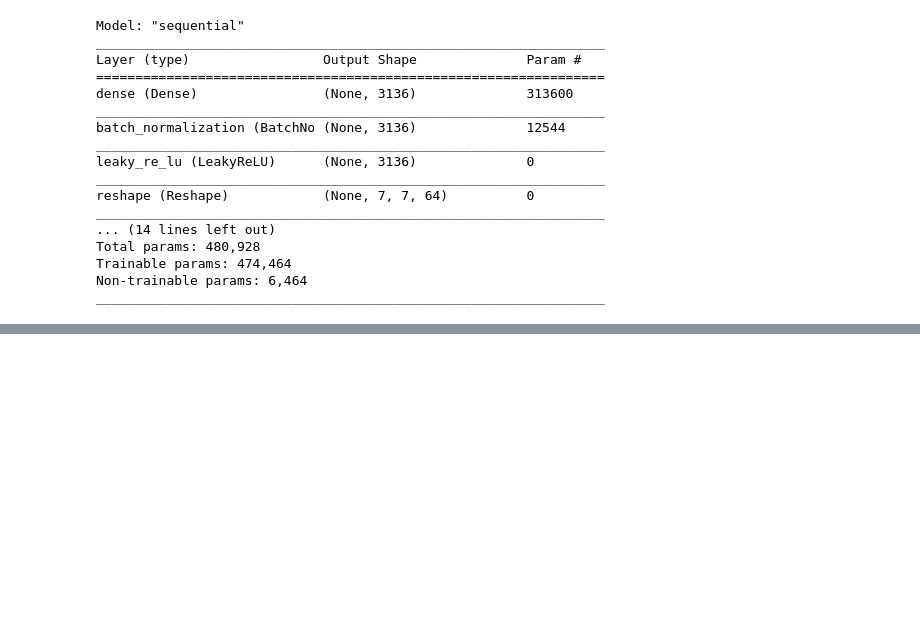
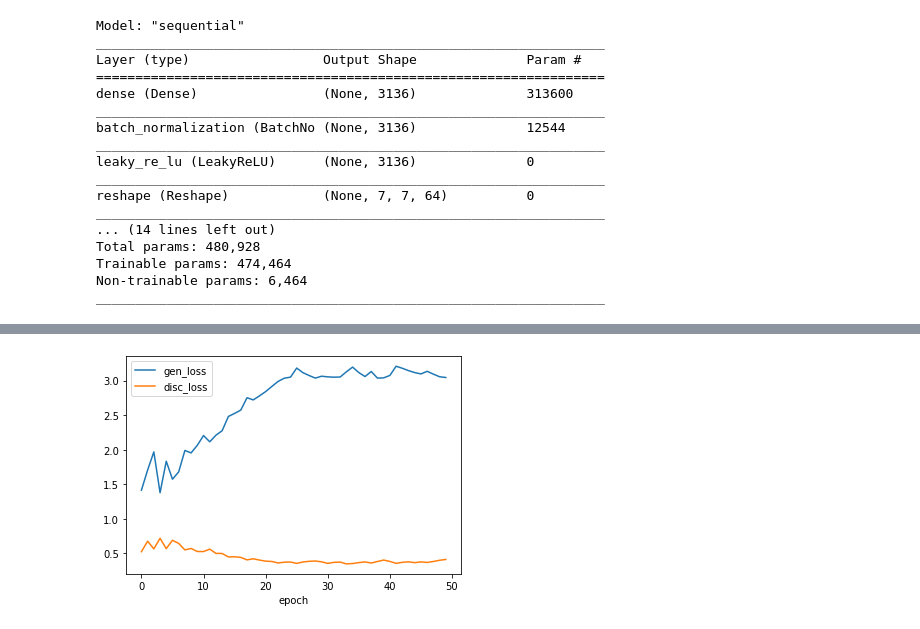
Before and after one commit to rossrco/experiments, a Jupyter notebook: gan/gan.ipynb, the cells around one changed output, grey strips where cells are left out. Saved outputs shown, nothing was run; the diff lists cells and outputs as text; code cells hidden in the pictures; blank space fills up the shorter version.

```diff
--- a/gan/gan.ipynb
+++ b/gan/gan.ipynb
@@ -194,0 +209,5 @@ for i, e in enumerate(train_dataset.unbatch().take(16)):
+# %%
+res_metrics.groupby('epoch').mean()[['gen_loss', 'disc_loss']].plot()
+plt.show()
+# %% [output]
+[figure, added]
```
Also changed, not shown: parts of 8 cells of this notebook.
